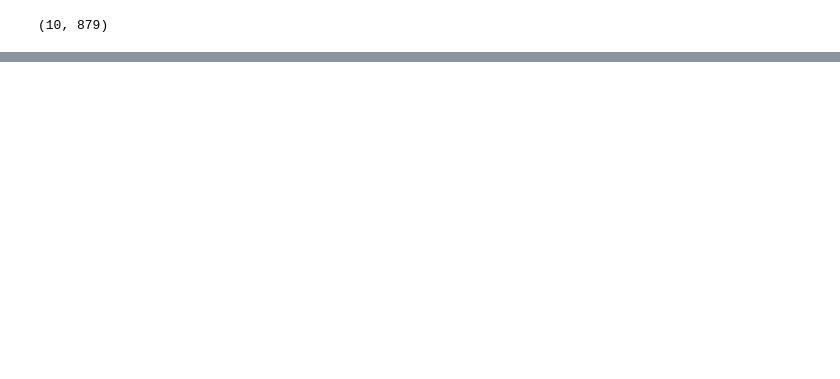
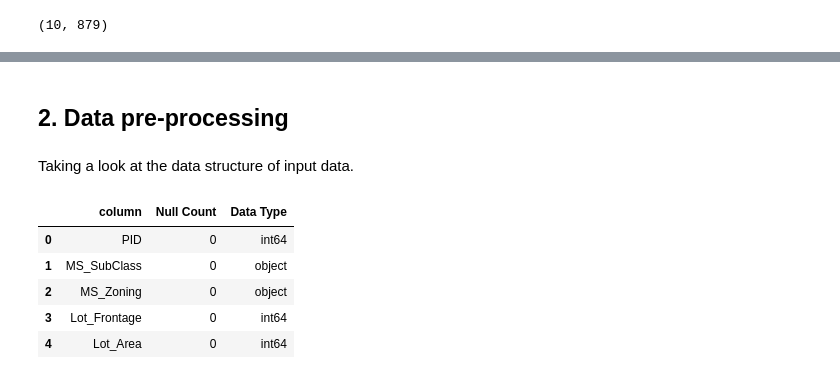
Before and after one commit to SandipSonawane/UIUC-STAT542-Statistical-Learning, a Jupyter notebook: Project 1- Predict the Housing Prices in Ames/EDA.ipynb, the cells around one changed output, grey strips where cells are left out. Drawn from its saved outputs; the diff is of its cells as text; code cells hidden in the pictures; blank space fills up the shorter version.

```diff
--- a/Project 1- Predict the Housing Prices in Ames/EDA.ipynb
+++ b/Project 1- Predict the Housing Prices in Ames/EDA.ipynb
@@ -23,0 +57,4 @@ test_ids.shape
+# %% [markdown]
+## <a id = '1'>2. Data pre-processing<a/>
+# %% [markdown]
+Taking a look at the data structure of input data.
@@ -23,0 +68,9 @@ test_ids.shape
+# %%
+df_info.head() # same as df.info()
+# %% [output]
+|  | column | Null Count | Data Type |
+| 0 | PID | 0 | int64 |
+| 1 | MS_SubClass | 0 | object |
+| 2 | MS_Zoning | 0 | object |
+| 3 | Lot_Frontage | 0 | int64 |
+| 4 | Lot_Area | 0 | int64 |
```
Also changed, not shown: parts of 16 cells of this notebook, 1 other file.
